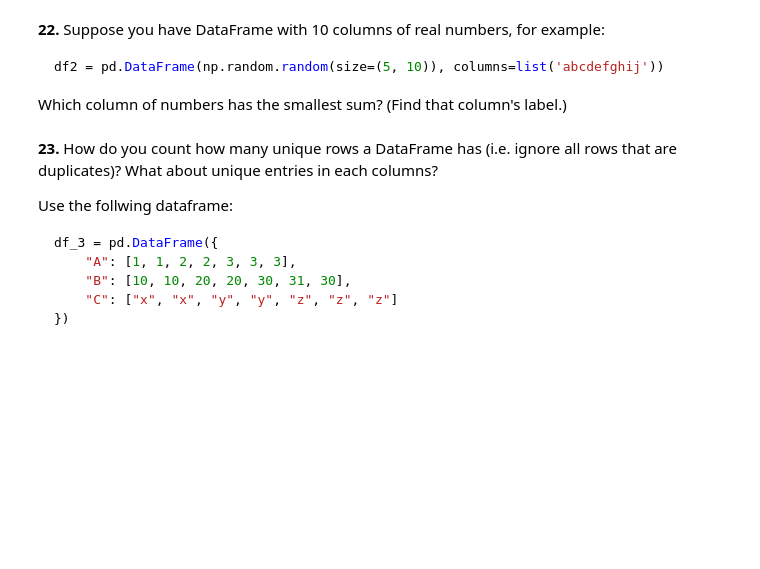
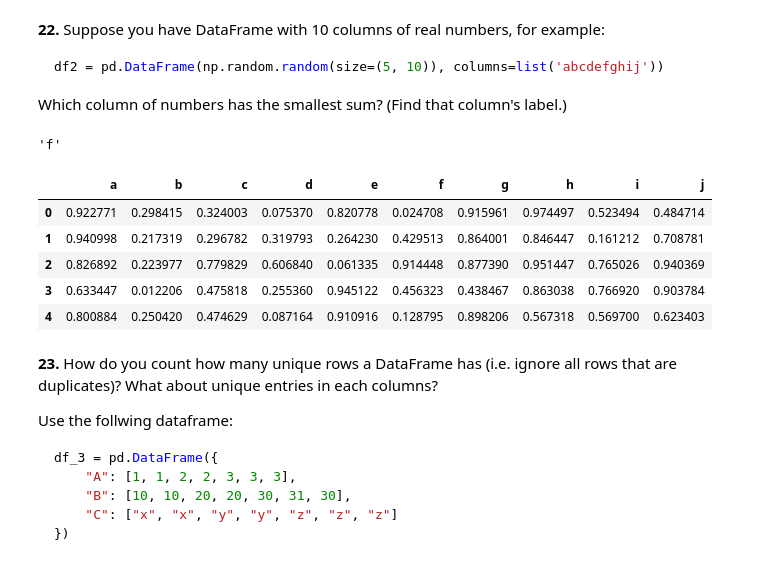
Before and after one commit to bibingka27/DSA104, a Jupyter notebook: lectures/session02/userfolder/pd-puzzles.ipynb, the cells around one changed output. Saved outputs shown, nothing was run; the diff lists cells and outputs as text; code cells hidden in the pictures; blank space fills up the shorter version.

````diff
--- a/lectures/session02/userfolder/pd-puzzles.ipynb
+++ b/lectures/session02/userfolder/pd-puzzles.ipynb
@@ -168,6 +387,22 @@ how do you subtract the row mean from each element in the row?
 df2 = pd.DataFrame(np.random.random(size=(5, 10)), columns=list('abcdefghij'))
 ```
 Which column of numbers has the smallest sum? (Find that column's label.)
+# %%
+df2 = pd.DataFrame(np.random.random(size=(5, 10)), columns=list('abcdefghij'))
+df2
+
+df2.sum(axis=0).idxmin()
+# %% [output]
+'f'
+# %%
+df2
+# %% [output]
+|  | a | b | c | d | e | f | g | h | i | j |
+| 0 | 0.922771 | 0.298415 | 0.324003 | 0.075370 | 0.820778 | 0.024708 | 0.915961 | 0.974497 | 0.523494 | 0.484714 |
+| 1 | 0.940998 | 0.217319 | 0.296782 | 0.319793 | 0.264230 | 0.429513 | 0.864001 | 0.846447 | 0.161212 | 0.708781 |
+| 2 | 0.826892 | 0.223977 | 0.779829 | 0.606840 | 0.061335 | 0.914448 | 0.877390 | 0.951447 | 0.765026 | 0.940369 |
+| 3 | 0.633447 | 0.012206 | 0.475818 | 0.255360 | 0.945122 | 0.456323 | 0.438467 | 0.863038 | 0.766920 | 0.903784 |
+| 4 | 0.800884 | 0.250420 | 0.474629 | 0.087164 | 0.910916 | 0.128795 | 0.898206 | 0.567318 | 0.569700 | 0.623403 |
 # %% [markdown]
 **23.** How do you count how many unique rows a DataFrame has (i.e. ignore all rows that are duplicates)? What about unique entries in each columns?
 
````
Also changed, not shown: parts of 21 cells of this notebook.
